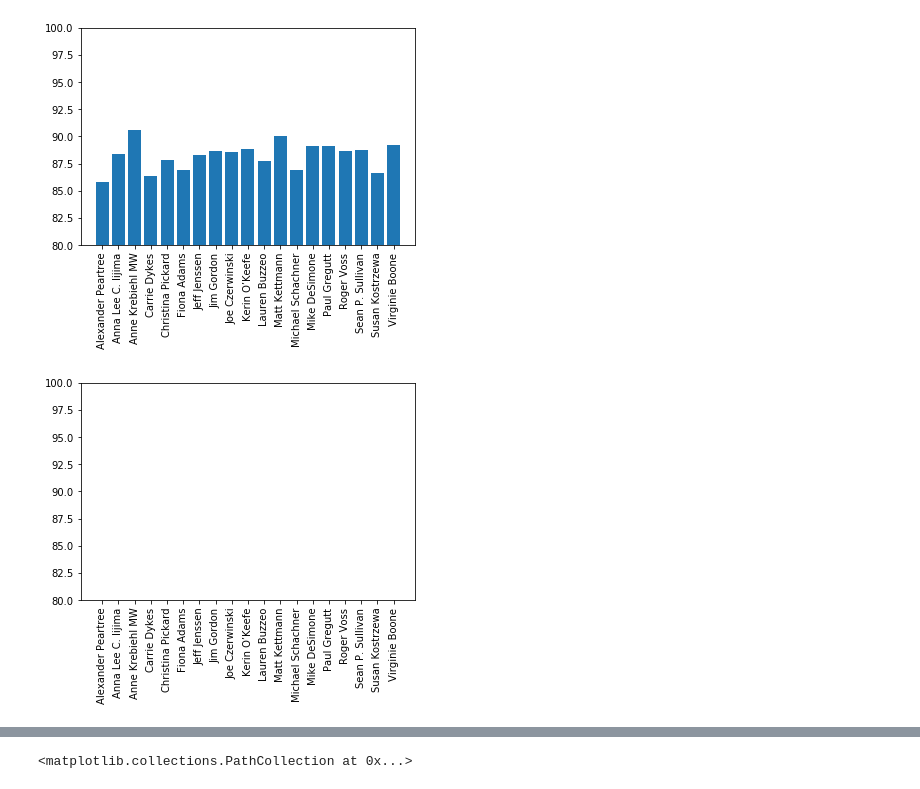
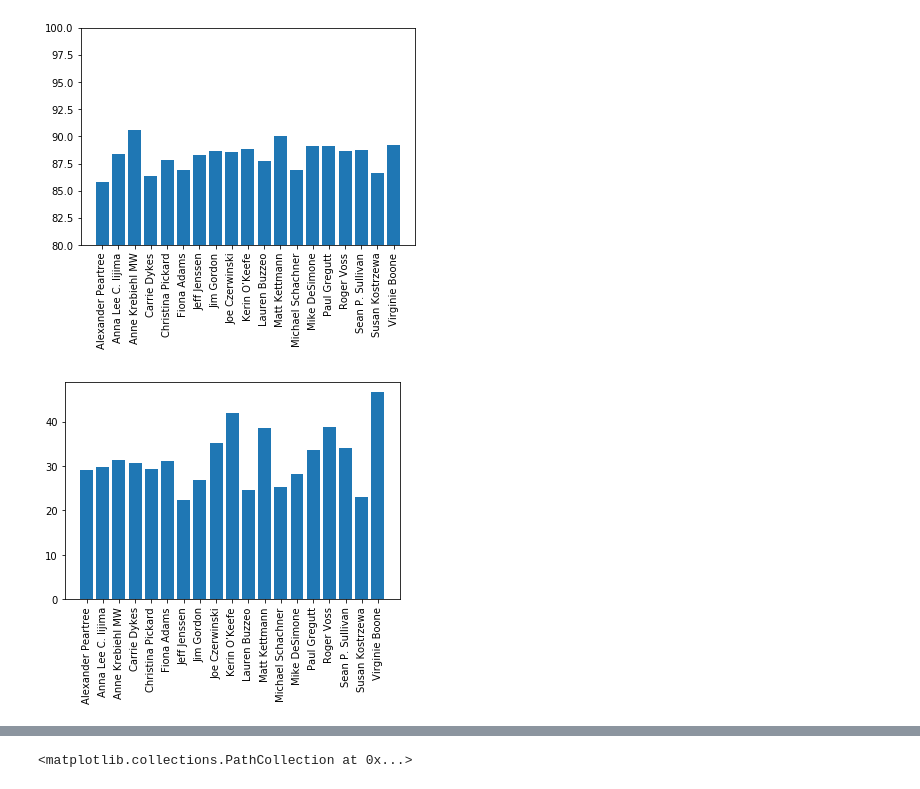
Before and after one commit to renatonico/Pygeons, a Jupyter notebook: notebooks/angel.ipynb, the cells around one changed output, grey strips where cells are left out. Cells and saved outputs as stored; diff of their text form; code cells hidden in the pictures.

```diff
--- a/notebooks/angel.ipynb
+++ b/notebooks/angel.ipynb
@@ -95,9 +94,9 @@ plt.show()
 [figure]
 # %%
 plt.bar(country_province['taster_name'],country_province['price'])
-plt.ylim(80,100)
+#plt.ylim(80,100)
 plt.xticks(rotation=90)
 
 plt.show()
 # %% [output]
-[figure, old version]
+[figure, new version]
```
Also changed, not shown: parts of 23 cells of this notebook.
